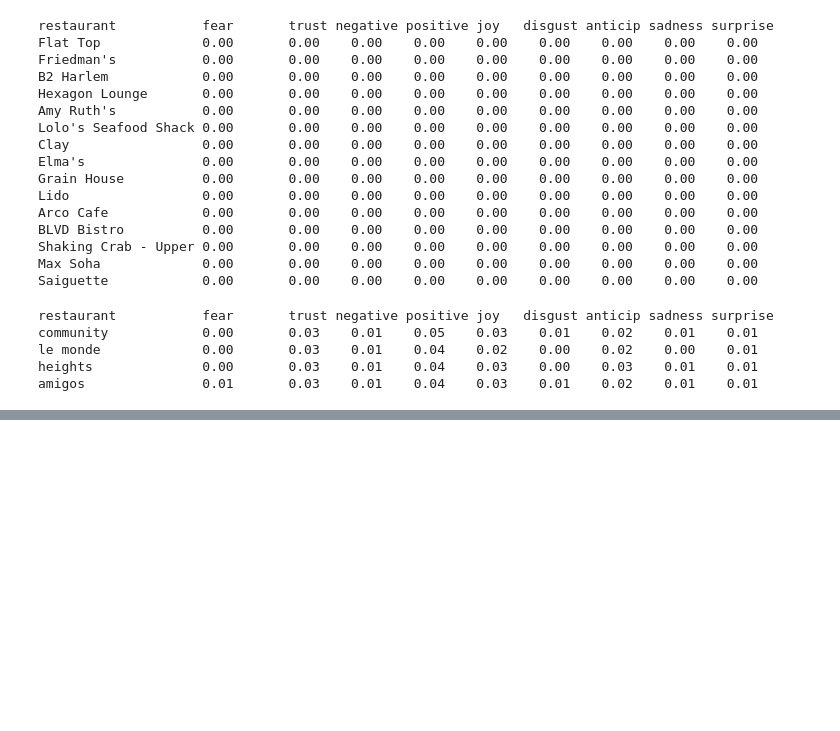
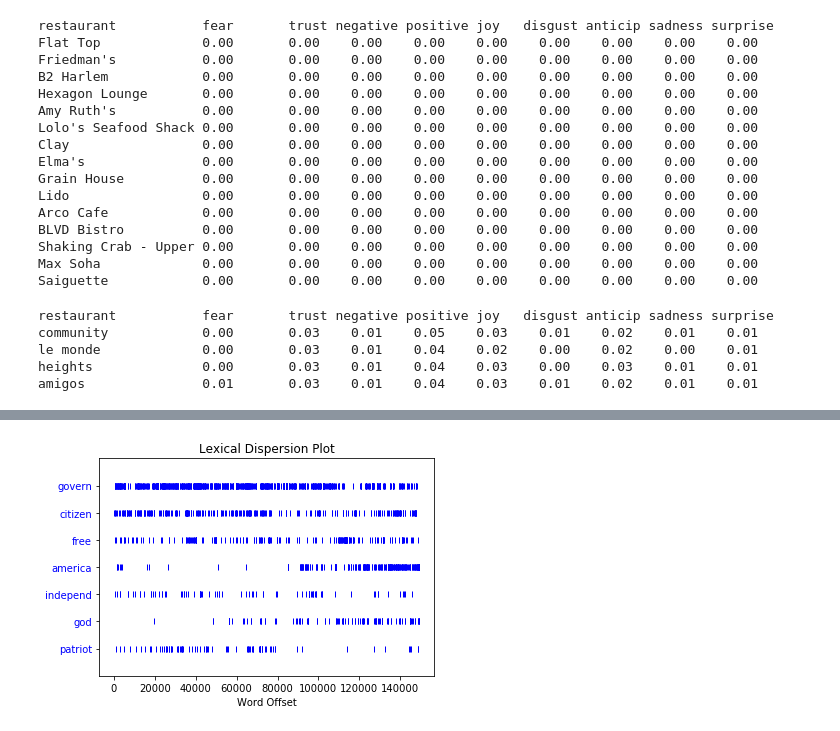
Before and after one commit to VSerpak/BAMM.101x-Analytics-in-Python, a Jupyter notebook: _Bamm_101_All_Notebooks/_7_BAMM_101_W_9_Working_With_Text.ipynb, the cells around one changed output, grey strips where cells are left out. Saved outputs shown, nothing was run; the diff lists cells and outputs as text; code cells hidden in the pictures; blank space fills up the shorter version.

```diff
--- a/_Bamm_101_All_Notebooks/_7_BAMM_101_W_9_Working_With_Text.ipynb
+++ b/_Bamm_101_All_Notebooks/_7_BAMM_101_W_9_Working_With_Text.ipynb
@@ -641,0 +845,12 @@ amigos               0.01       0.03    0.01    0.04    0.03    0.01    0.02
+# %%
+from nltk.stem.porter import PorterStemmer
+p_stemmer = PorterStemmer()
+text = inaugural.raw()
+striptext = text.replace('\n\n',' ')
+striptext = striptext.replace('\n',' ')
+sentences = sent_tokenize(striptext)
+words = word_tokenize(striptext)
+text = nltk.Text([p_stemmer.stem(i).lower() for i in words])
+text.dispersion_plot(['govern','citizen','free','america','independ','god','patriot'])
+# %% [output]
+[figure, added]
```
Also changed, not shown: parts of 33 cells of this notebook, 6 other files.
